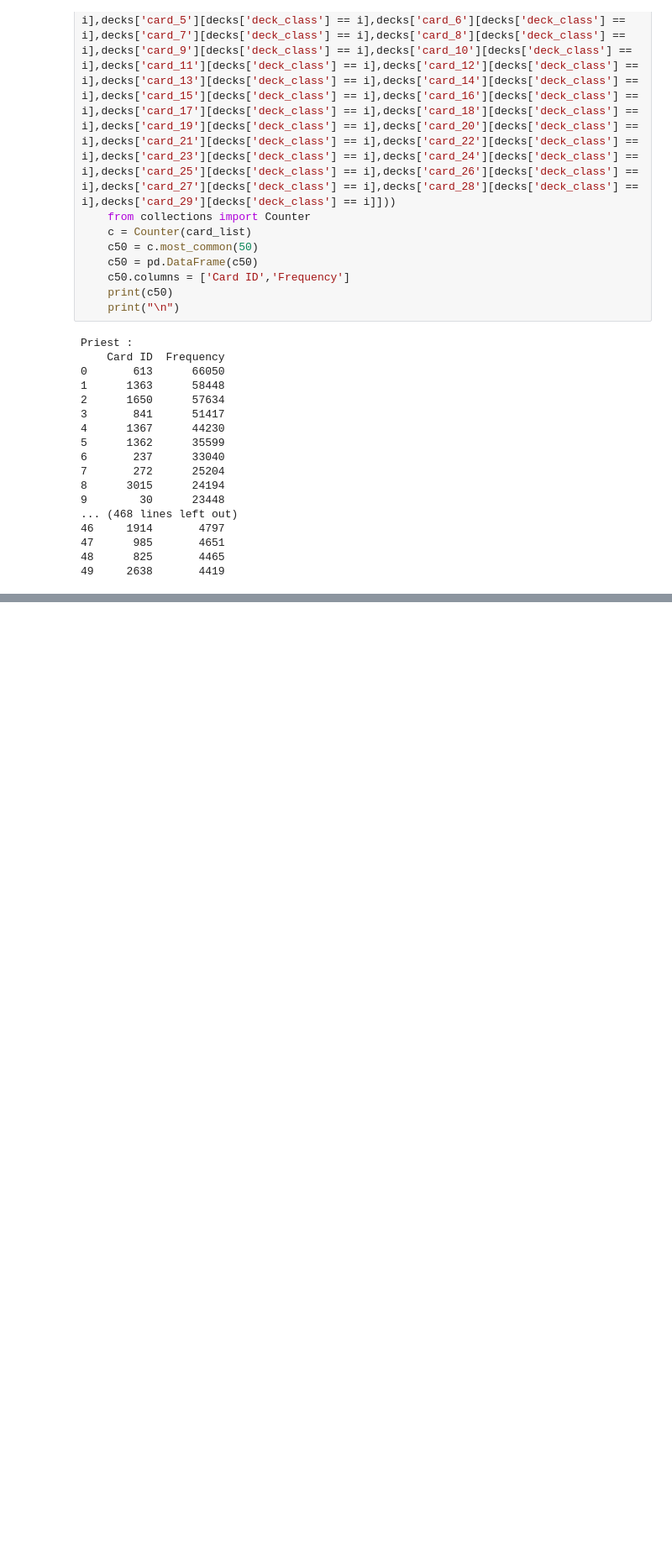
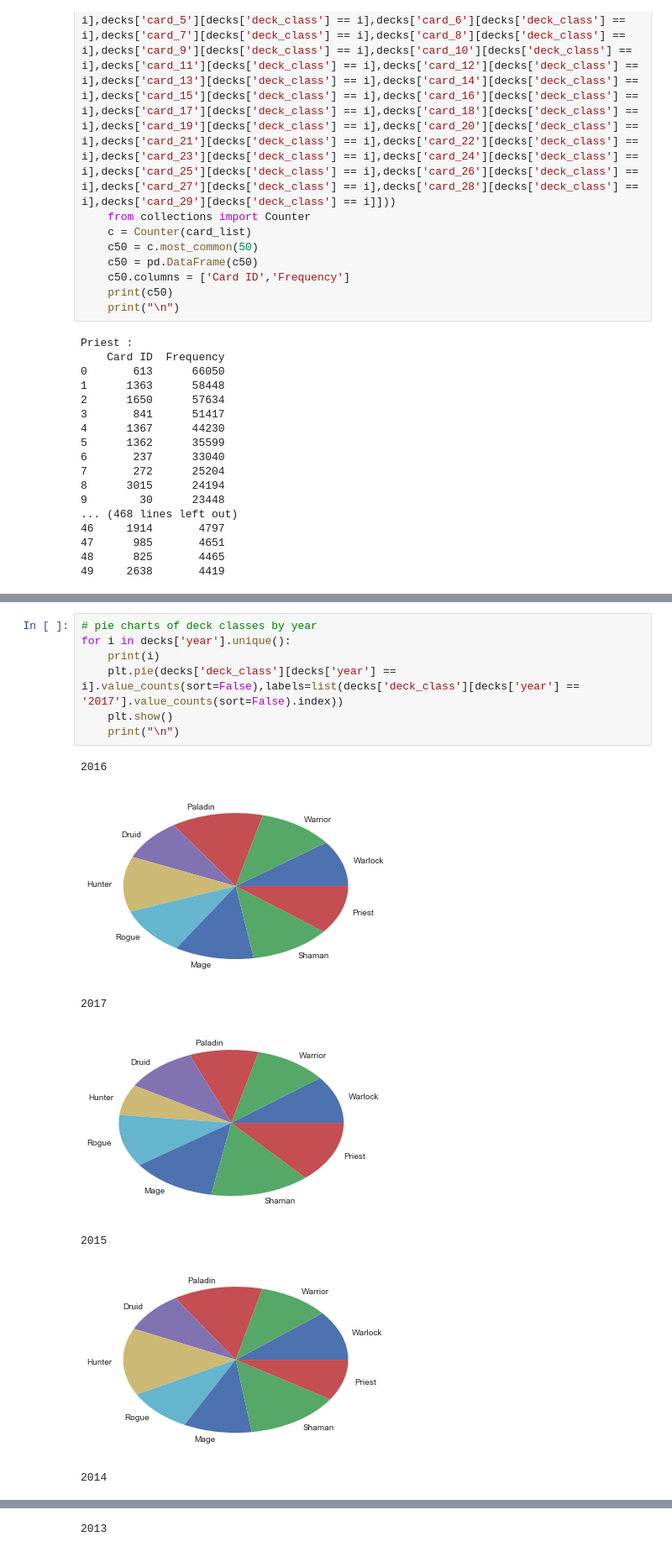
Before and after one commit to TheBrownViking20/DSstuff, a Jupyter notebook: Hearthstone/Hearthstone notebook.ipynb, the cells around one changed output, grey strips where cells are left out. Shown at 84% size. Cells and saved outputs as stored; diff of their text form; blank space fills up the shorter version.

```diff
--- a/Hearthstone/Hearthstone notebook.ipynb
+++ b/Hearthstone/Hearthstone notebook.ipynb
@@ -175,0 +183,15 @@ Priest :
+# %%
+# pie charts of deck classes by year
+for i in decks['year'].unique():
+    print(i)
+    plt.pie(decks['deck_class'][decks['year'] == i].value_counts(sort=False),labels=list(decks['deck_class'][decks['year'] == '2017'].value_counts(sort=False).index))
+    plt.show()
+    print("\n")
+# %% [output]
+2016
+[figure, added]
+2017
+[figure, added]
+2015
+[figure, added]
+2014
@@ -175,0 +199 @@ Priest :
+2013
```
Also changed, not shown: parts of 4 cells of this notebook.
